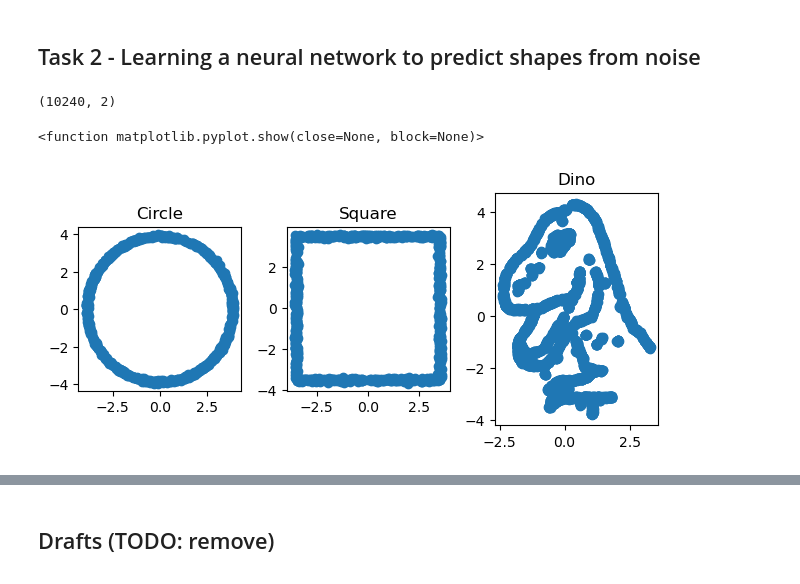
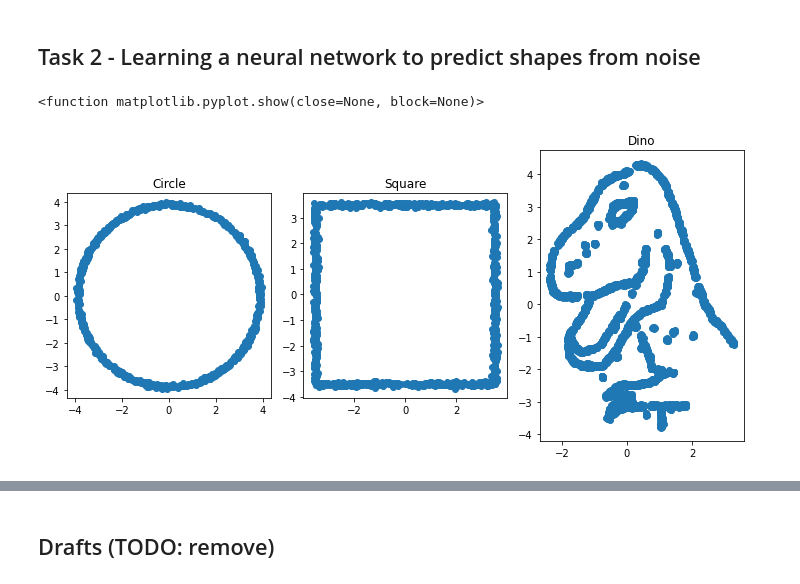
Before and after one commit to ZyzzGit/diffusion, a Jupyter notebook: DiffusionModels.ipynb, the cells around one changed output, grey strips where cells are left out. Cells and saved outputs as stored; diff of their text form; code cells hidden in the pictures.

```diff
--- a/DiffusionModels.ipynb
+++ b/DiffusionModels.ipynb
@@ -152,30 +154,25 @@ def read_points(file):
             pts[i, 0] = float(x)
             pts[i, 1] = float(y)
         return pts
-# %%
-dinohead_pts.shape
-# %% [output]
-(10240, 2)
 # %%
 data_path = 'data'
-
 circle_pts = read_points(os.path.join(data_path, 'circle_pts.txt'))
 square_pts = read_points(os.path.join(data_path, 'square_pts.txt'))
 dinohead_pts = read_points(os.path.join(data_path, 'dinohead_pts.txt'))
 
 # Plot the original shapes
-fig, axes = plt.subplots(1, 3)
+fig, axes = plt.subplots(1, 3, figsize=(10,10))
 axes[0].scatter(circle_pts[:, 0], circle_pts[:, 1])
 axes[0].set_title('Circle')
 axes[0].set_aspect('equal')
 axes[1].scatter(square_pts[:, 0], square_pts[:, 1])
 axes[1].set_title('Square')
 axes[1].set_aspect('equal')
 axes[2].scatter(dinohead_pts[:, 0], dinohead_pts[:, 1])
 axes[2].set_title('Dino')
 axes[2].set_aspect('equal')
 plt.tight_layout()
 plt.show
 # %% [output]
 <function matplotlib.pyplot.show(close=None, block=None)>
-[figure, old version]
+[figure, new version]
```
Also changed, not shown: parts of 5 cells of this notebook.
